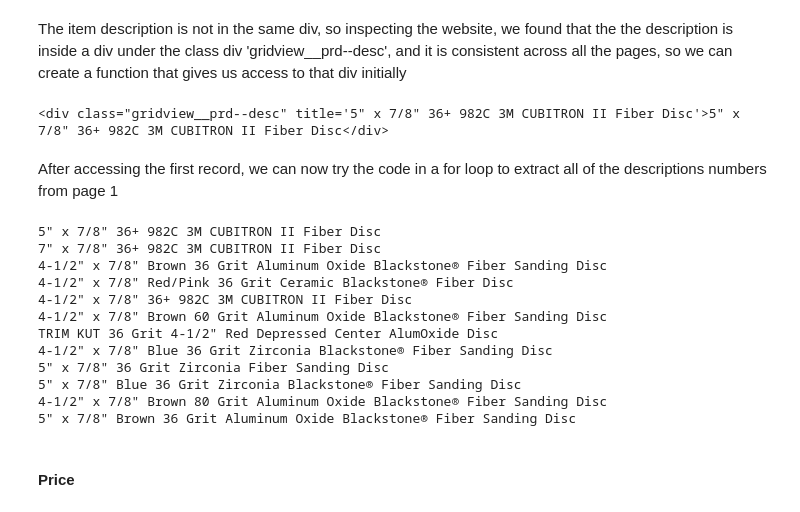
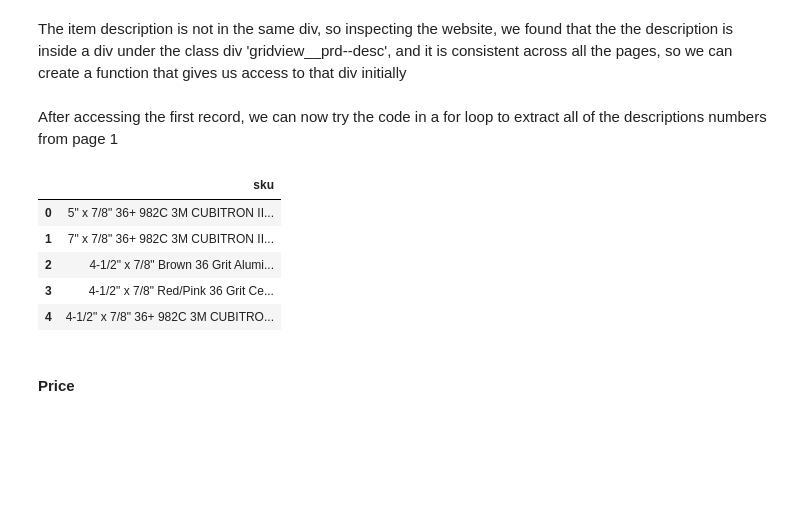
Before and after one commit to gastonalvarado/Pandas-Challenge, a Jupyter notebook: Materion/fastenal_audit.ipynb, the cells around one changed output. Cells and saved outputs as stored; diff of their text form; code cells hidden in the pictures; blank space fills up the shorter version.

```diff
--- a/Materion/fastenal_audit.ipynb
+++ b/Materion/fastenal_audit.ipynb
@@ -120,32 +105,32 @@ The item description is not in the same div, so inspecting the website, we found
 #access the information in the HTML to create the description list
 grid_view = soup.findAll('div',class_='gridview__prd--desc')
 #Display the search results and accessing the first record
-grid_view[0]
+#grid_view[0]
-# %% [output]
-<div class="gridview__prd--desc" title='5" x 7/8" 36+ 982C 3M CUBITRON II Fiber Disc'>5" x 7/8" 36+ 982C 3M CUBITRON II Fiber Disc</div>
 # %% [markdown]
 After accessing the first record, we can now try the code in a for loop to extract all of the descriptions numbers from page 1
 # %%
 #Creating a loop to extract the description data within the div for page 1 only.
 #This code will be used later in the nested loop
+
+#Product description
+description= []
 for view in grid_view:
         #Accessing the description information in the div
         title = view.text
+        #Appending the description information to the empty list
+        description.append(title)
         #Print the results
-        print(title)
+        #print(title)
+#description
+df_desc = pd.DataFrame(description,columns = ['sku'])
+df_desc.head()
 # %% [output]
-5" x 7/8" 36+ 982C 3M CUBITRON II Fiber Disc
-7" x 7/8" 36+ 982C 3M CUBITRON II Fiber Disc
-4-1/2" x 7/8" Brown 36 Grit Aluminum Oxide Blackstone® Fiber Sanding Disc
-4-1/2" x 7/8" Red/Pink 36 Grit Ceramic Blackstone® Fiber Disc
-4-1/2" x 7/8" 36+ 982C 3M CUBITRON II Fiber Disc
-4-1/2" x 7/8" Brown 60 Grit Aluminum Oxide Blackstone® Fiber Sanding Disc
-TRIM KUT 36 Grit 4-1/2" Red Depressed Center AlumOxide Disc
-4-1/2" x 7/8" Blue 36 Grit Zirconia Blackstone® Fiber Sanding Disc
-5" x 7/8" 36 Grit Zirconia Fiber Sanding Disc
-5" x 7/8" Blue 36 Grit Zirconia Blackstone® Fiber Sanding Disc
-4-1/2" x 7/8" Brown 80 Grit Aluminum Oxide Blackstone® Fiber Sanding Disc
-5" x 7/8" Brown 36 Grit Aluminum Oxide Blackstone® Fiber Sanding Disc
+|  | sku |
+| 0 | 5" x 7/8" 36+ 982C 3M CUBITRON II... |
+| 1 | 7" x 7/8" 36+ 982C 3M CUBITRON II... |
+| 2 | 4-1/2" x 7/8" Brown 36 Grit Alumi... |
+| 3 | 4-1/2" x 7/8" Red/Pink 36 Grit Ce... |
+| 4 | 4-1/2" x 7/8" 36+ 982C 3M CUBITRO... |
 # %% [markdown]
 #### Price
 # %% [markdown]
```
Also changed, not shown: parts of 9 cells of this notebook.
